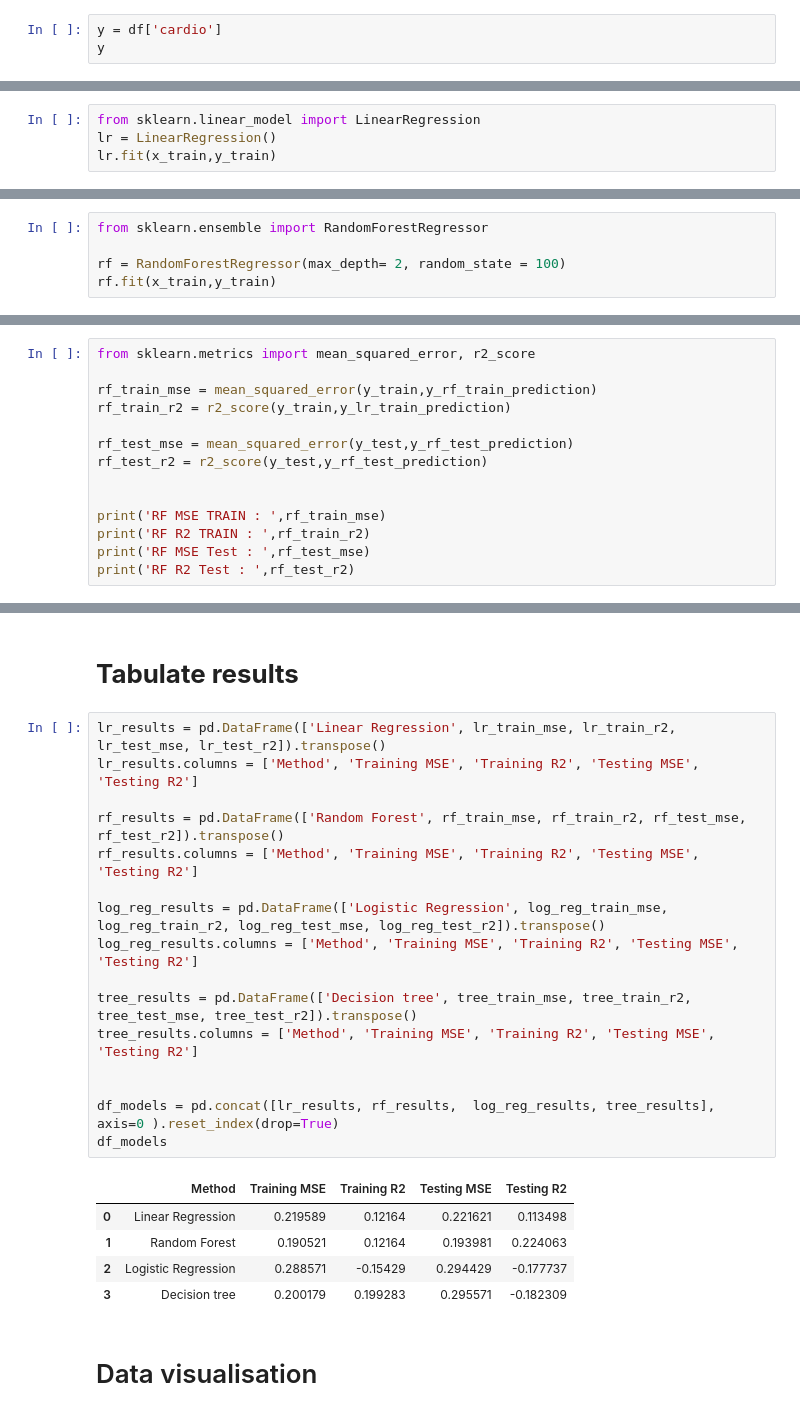
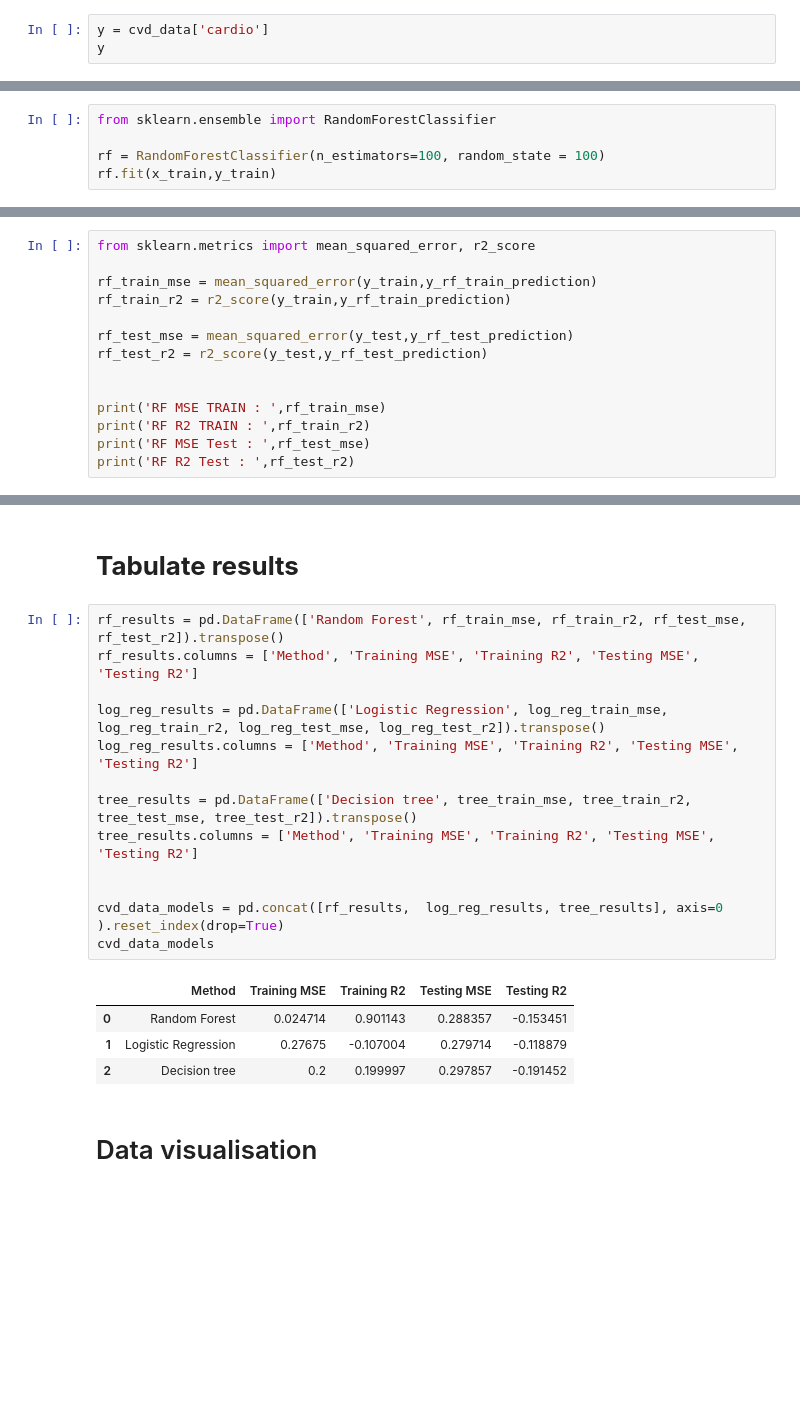
Before and after one commit to tasheera/CVD_Risk_Analyser, a Jupyter notebook: Copy_of_CardioVascularDieseaseRiskAssesssmentModel.ipynb, the cells around one changed output, grey strips where cells are left out. Cells and saved outputs as stored; diff of their text form; blank space fills up the shorter version.

```diff
--- a/Copy_of_CardioVascularDieseaseRiskAssesssmentModel.ipynb
+++ b/Copy_of_CardioVascularDieseaseRiskAssesssmentModel.ipynb
@@ -59,5 +150,5 @@ x
 # %%
-y = df['cardio']
+y = cvd_data['cardio']
 y
 # %% [output]
 id
@@ -122,4 +208,0 @@ x_test
-# %%
-from sklearn.linear_model import LinearRegression
-lr = LinearRegression()
-lr.fit(x_train,y_train)
@@ -166,8 +211,8 @@ LR R2 Test :  0.11349838586235172
 # %% [markdown]
 **Model Training**
 # %%
-from sklearn.ensemble import RandomForestRegressor
+from sklearn.ensemble import RandomForestClassifier
 
-rf = RandomForestRegressor(max_depth= 2, random_state = 100)
+rf = RandomForestClassifier(n_estimators=100, random_state = 100)
 rf.fit(x_train,y_train)
 # %% [output]
@@ -193,7 +236,7 @@ array([0.47811457, 0.42884962, 0.45584859, ..., 0.51777764, 0.33514397,
 from sklearn.metrics import mean_squared_error, r2_score
 
 rf_train_mse = mean_squared_error(y_train,y_rf_train_prediction)
-rf_train_r2 = r2_score(y_train,y_lr_train_prediction)
+rf_train_r2 = r2_score(y_train,y_rf_train_prediction)
 
 rf_test_mse = mean_squared_error(y_test,y_rf_test_prediction)
 rf_test_r2 = r2_score(y_test,y_rf_test_prediction)
@@ -324,26 +456,22 @@ tree R2 Test :  -0.18230890201744598
 # %% [markdown]
 # **Tabulate results**
 # %%
-lr_results = pd.DataFrame(['Linear Regression', lr_train_mse, lr_train_r2, lr_test_mse, lr_test_r2]).transpose()
-lr_results.columns = ['Method', 'Training MSE', 'Training R2', 'Testing MSE', 'Testing R2']
-
 rf_results = pd.DataFrame(['Random Forest', rf_train_mse, rf_train_r2, rf_test_mse, rf_test_r2]).transpose()
 rf_results.columns = ['Method', 'Training MSE', 'Training R2', 'Testing MSE', 'Testing R2']
 
 log_reg_results = pd.DataFrame(['Logistic Regression', log_reg_train_mse, log_reg_train_r2, log_reg_test_mse, log_reg_test_r2]).transpose()
 log_reg_results.columns = ['Method', 'Training MSE', 'Training R2', 'Testing MSE', 'Testing R2']
 
 tree_results = pd.DataFrame(['Decision tree', tree_train_mse, tree_train_r2, tree_test_mse, tree_test_r2]).transpose()
 tree_results.columns = ['Method', 'Training MSE', 'Training R2', 'Testing MSE', 'Testing R2']
 
 
-df_models = pd.concat([lr_results, rf_results,  log_reg_results, tree_results], axis=0 ).reset_index(drop=True)
-df_models
+cvd_data_models = pd.concat([rf_results,  log_reg_results, tree_results], axis=0 ).reset_index(drop=True)
+cvd_data_models
 # %% [output]
 |  | Method | Training MSE | Training R2 | Testing MSE | Testing R2 |
-| 0 | Linear Regression | 0.219589 | 0.12164 | 0.221621 | 0.113498 |
-| 1 | Random Forest | 0.190521 | 0.12164 | 0.193981 | 0.224063 |
-| 2 | Logistic Regression | 0.288571 | -0.15429 | 0.294429 | -0.177737 |
-| 3 | Decision tree | 0.200179 | 0.199283 | 0.295571 | -0.182309 |
+| 0 | Random Forest | 0.024714 | 0.901143 | 0.288357 | -0.153451 |
+| 1 | Logistic Regression | 0.27675 | -0.107004 | 0.279714 | -0.118879 |
+| 2 | Decision tree | 0.2 | 0.199997 | 0.297857 | -0.191452 |
 # %% [markdown]
 # Data visualisation
```
Also changed, not shown: parts of 53 cells of this notebook.
